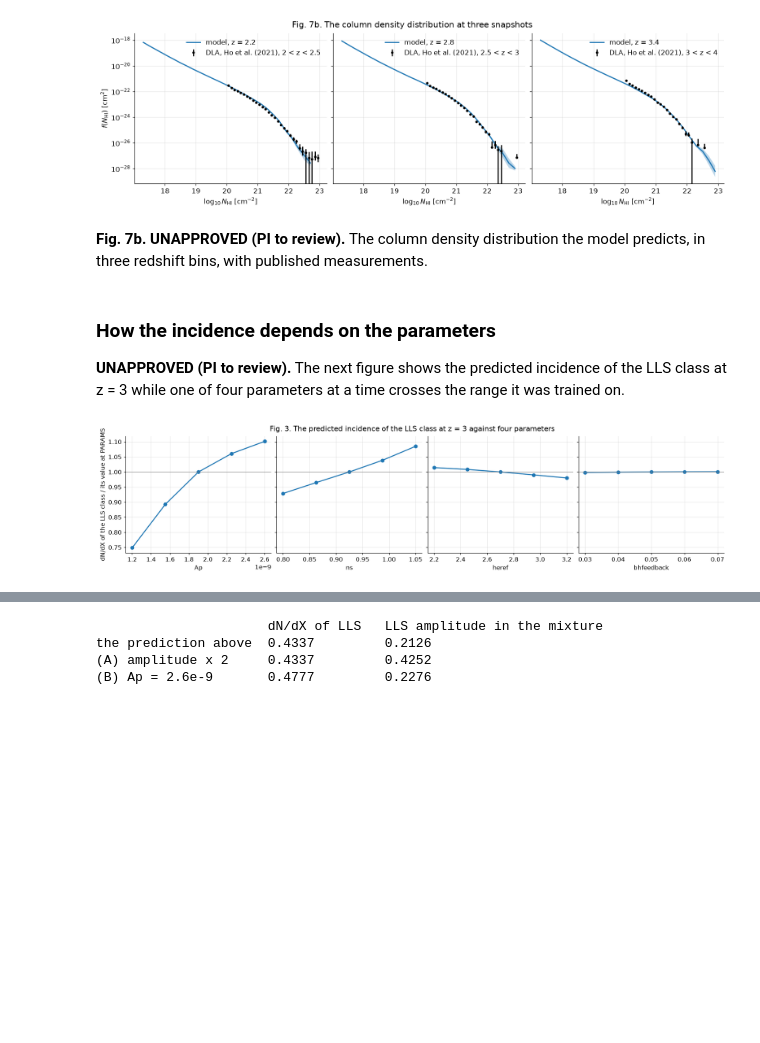
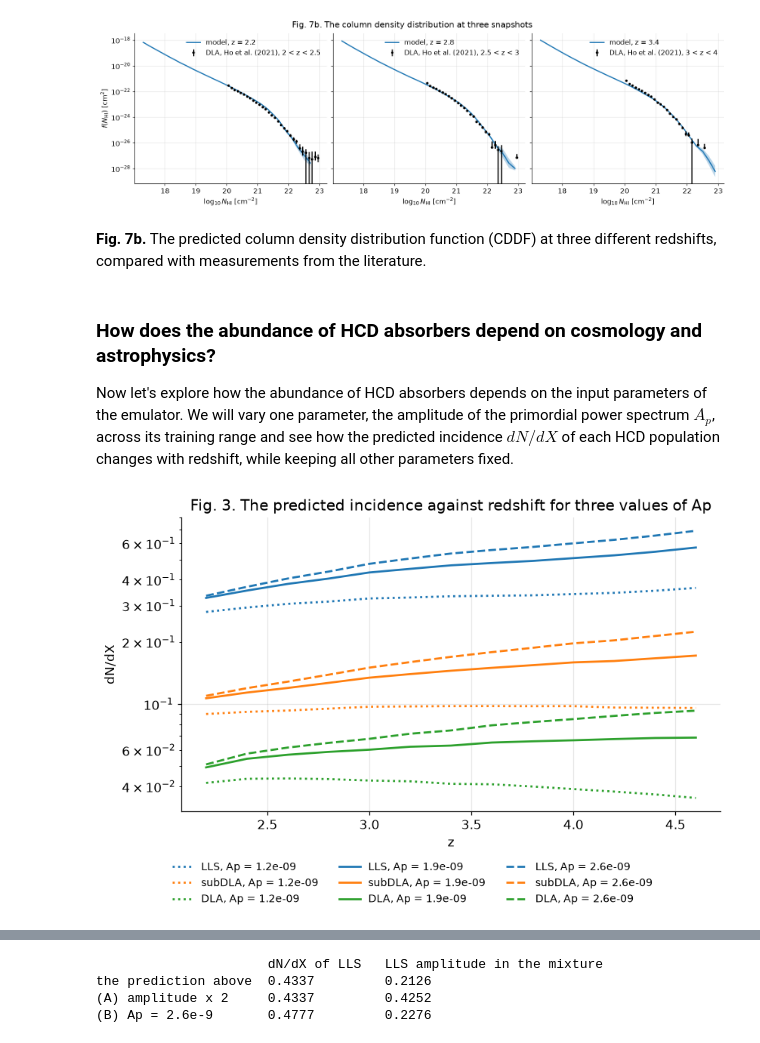
Before and after one commit to jibanCat/hcd_priya, a Jupyter notebook: notebooks/tutorial/hcd_priya_tutorial.ipynb, the cells around one changed output, grey strips where cells are left out. Drawn from its saved outputs; the diff is of its cells as text; code cells hidden in the pictures; blank space fills up the shorter version.

```diff
--- a/notebooks/tutorial/hcd_priya_tutorial.ipynb
+++ b/notebooks/tutorial/hcd_priya_tutorial.ipynb
@@ -284,18 +317,24 @@ table = f"{REPO}/docs/figures/data/ho21/dndx_all.txt"
 z_obs, dndx_obs, obs_lower, obs_upper = np.loadtxt(table)[:4]
 to_model_x = dx_dz(z_obs, OMEGA_M_HO21) / dx_dz(z_obs, OMEGA_M_MODEL)
 
-fig, ax = plt.subplots(figsize=(7, 4.5))
+fig, ax = plt.subplots(figsize=(7.5, 5))
 for c, name in enumerate(hp.HCD_CLASSES):
     ax.plot(redshifts, dndx[:, c], color=f"C{c}", label=f"{name}, model")
     # the held-out range of each prediction, from dndx_lower to dndx_upper
     ax.fill_between(redshifts, dndx_lower[:, c], dndx_upper[:, c], color=f"C{c}", alpha=0.3)
+label = r"all absorbers with $N_\mathrm{HI} \geq 10^{17.5}$, model"
+ax.plot(redshifts, dndx_all, "--", color="C3", label=label)
 errors = [(dndx_obs - obs_lower) * to_model_x, (obs_upper - dndx_obs) * to_model_x]
 label = "DLA, Ho et al. (2021)"
 ax.errorbar(z_obs, dndx_obs * to_model_x, yerr=errors, fmt="o", color="k", ms=4, label=label)
+z_mid, z_half = (z_low + z_high) / 2.0, (z_high - z_low) / 2.0
+label = r"$N_\mathrm{HI} \geq 10^{17.5}$, LLS surveys"
+style = {"fmt": "s", "color": "C3", "mfc": "none", "ms": 4}
+ax.errorbar(z_mid, lls_x, yerr=lls_errors, xerr=z_half, label=label, **style)
 ax.set_yscale("log")
 ax.set_xlabel("z")
 ax.set_ylabel("dN/dX")
-ax.set_title("Fig. 7. The incidence of the three classes against redshift")
-ax.legend(loc="lower right")
+ax.set_title("Fig. 7. The incidence of HCD absorbers against redshift")
+fig.legend(loc="outside lower center", ncol=2)
 plt.show()
 # %% [output]
@@ -331,31 +369,26 @@ plt.show()
 # %% [output]
 [figure]
 # %% [markdown]
-**Fig. 7b. UNAPPROVED (PI to review).** The column density distribution the model predicts, in three redshift
-bins, with published measurements.
+**Fig. 7b.** The predicted column density distribution function (CDDF) at three different redshifts, compared with measurements from the literature.
 # %% [markdown]
-### How the incidence depends on the parameters
+### How does the abundance of HCD absorbers depend on cosmology and astrophysics?
 
-**UNAPPROVED (PI to review).** The next figure shows the predicted incidence of the LLS class at z = 3 while one of
-four parameters at a time crosses the range it was trained on.
+Now let's explore how the abundance of HCD absorbers depends on the input parameters of the emulator. We will vary one parameter, the amplitude of the primordial power spectrum $A_p$, across its training range and see how the predicted incidence $dN/dX$ of each HCD population changes with redshift, while keeping all other parameters fixed.
 # %%
-# the place of the LLS class in pred.dndx and pred.w_c
-LLS = hp.HCD_CLASSES.index("LLS")
-fig, axes = plt.subplots(1, 4, figsize=(16, 3.8), sharey=True)
-for ax, name in zip(axes, ("Ap", "ns", "heref", "bhfeedback")):
-    low, high = hp.PARAM_LIMITS[hp.PARAM_NAMES.index(name)]
-    values = np.linspace(low, high, 5)
-    # one parameter crosses its trained range; the other eight and the mean flux stay as in PARAMS
-    ratios = []
-    for value in values:
-        moved = emu.predict({**PARAMS, name: value}, z=3.0, tau0_amp=1.0, dtau0=0.0)
-        ratios.append(moved.dndx[LLS] / pred.dndx[LLS])
-    ax.plot(values, ratios, "o-")
-    ax.axhline(1.0, color="grey", lw=0.8)
-    ax.set_xlabel(name)
-axes[0].set_ylabel("dN/dX of the LLS class / its value at PARAMS")
-fig.suptitle("Fig. 3. The predicted incidence of the LLS class at z = 3 against four parameters")
+# One parameter is varied: the amplitude A_p of the primordial power spectrum, at the two ends and
+# the middle of its trained range. predict_many returns every redshift of one parameter point.
+low, high = hp.PARAM_LIMITS[hp.PARAM_NAMES.index("Ap")]
+fig, ax = plt.subplots(figsize=(7.5, 5))
+for value, style in zip((low, PARAMS["Ap"], high), (":", "-", "--")):
+    many = emu.predict_many({**PARAMS, "Ap": value}, z=redshifts, tau0_amp=1.0, dtau0=0.0)
+    for c, name in enumerate(hp.HCD_CLASSES):
+        ax.plot(redshifts, many.dndx[:, c], style, color=f"C{c}", label=f"{name}, Ap = {value:.1e}")
+ax.set_yscale("log")
+ax.set_xlabel("z")
+ax.set_ylabel("dN/dX")
+ax.set_title("Fig. 3. The predicted incidence against redshift for three values of Ap")
+fig.legend(loc="outside lower center", ncol=3, fontsize=9)
 plt.show()
 # %% [output]
-[figure, old version]
+[figure, new version]
 # %% [markdown]
```
Also changed, not shown: parts of 28 cells of this notebook.
